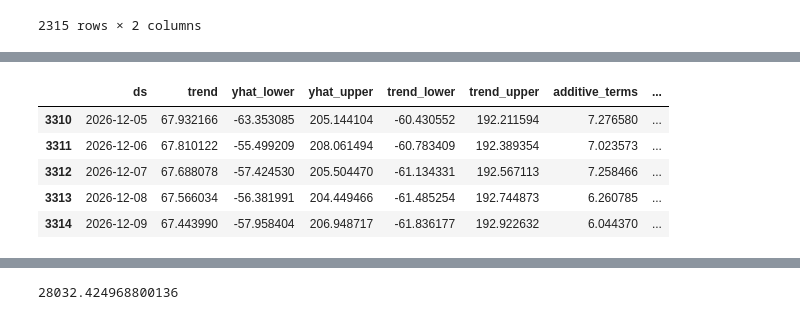
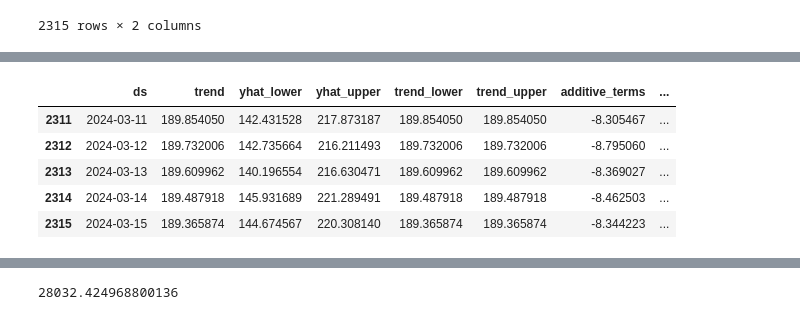
Before and after one commit to Ujjwalsolanki/ML-Stock-Price-Predictor, a Jupyter notebook: research/trials.ipynb, the cells around one changed output, grey strips where cells are left out. Saved outputs shown, nothing was run; the diff lists cells and outputs as text; code cells hidden in the pictures.

```diff
--- a/research/trials.ipynb
+++ b/research/trials.ipynb
@@ -128,14 +128,12 @@ m.predict(future)
-# %%
-future = m.make_future_dataframe(periods=1000,freq='D')
-forecast = m.predict(future)
-forecast.tail()
-# %% [output]
-|  | ds | trend | yhat_lower | yhat_upper | trend_lower | trend_upper | additive_terms | ... |
-| 3310 | 2026-12-05 | 67.932166 | -63.353085 | 205.144104 | -60.430552 | 192.211594 | 7.276580 | ... |
-| 3311 | 2026-12-06 | 67.810122 | -55.499209 | 208.061494 | -60.783409 | 192.389354 | 7.023573 | ... |
-| 3312 | 2026-12-07 | 67.688078 | -57.424530 | 205.504470 | -61.134331 | 192.567113 | 7.258466 | ... |
-| 3313 | 2026-12-08 | 67.566034 | -56.381991 | 204.449466 | -61.485254 | 192.744873 | 6.260785 | ... |
-| 3314 | 2026-12-09 | 67.443990 | -57.958404 | 206.948717 | -61.836177 | 192.922632 | 6.044370 | ... |
+# %%
+model.pkl
+# %% [output]
+|  | ds | trend | yhat_lower | yhat_upper | trend_lower | trend_upper | additive_terms | ... |
+| 2311 | 2024-03-11 | 189.854050 | 142.431528 | 217.873187 | 189.854050 | 189.854050 | -8.305467 | ... |
+| 2312 | 2024-03-12 | 189.732006 | 142.735664 | 216.211493 | 189.732006 | 189.732006 | -8.795060 | ... |
+| 2313 | 2024-03-13 | 189.609962 | 140.196554 | 216.630471 | 189.609962 | 189.609962 | -8.369027 | ... |
+| 2314 | 2024-03-14 | 189.487918 | 145.931689 | 221.289491 | 189.487918 | 189.487918 | -8.462503 | ... |
+| 2315 | 2024-03-15 | 189.365874 | 144.674567 | 220.308140 | 189.365874 | 189.365874 | -8.344223 | ... |
 # %%
 from prophet.plot import plot_plotly, plot_components_plotly
 
```
Also changed, not shown: parts of 3 cells of this notebook, 5 other files.
